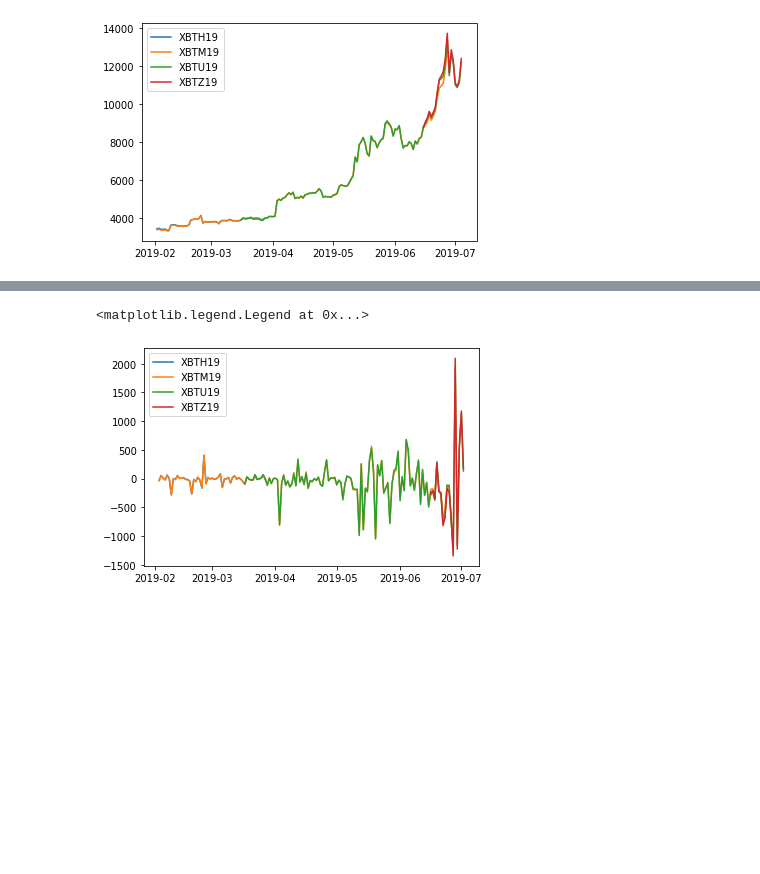
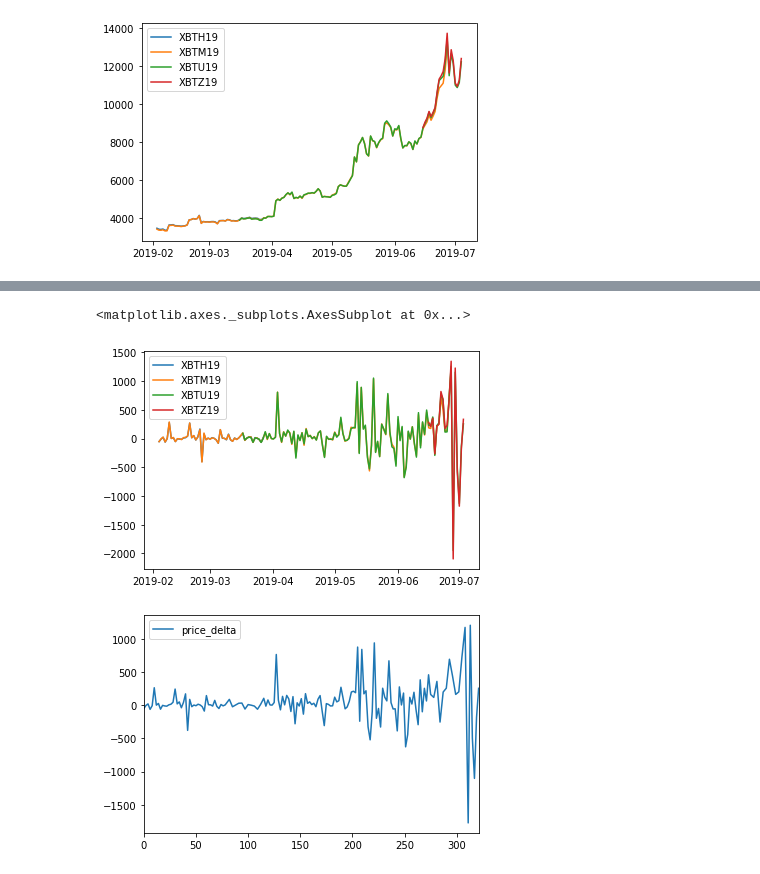
Before and after one commit to bjschnei/crypto_markets, a Jupyter notebook: A look at contracts.ipynb, the cells around one changed output, grey strips where cells are left out. Drawn from its saved outputs; the diff is of its cells as text; code cells hidden in the pictures; blank space fills up the shorter version.

```diff
--- a/A look at contracts.ipynb
+++ b/A look at contracts.ipynb
@@ -63,14 +63,21 @@ index_price_df.plot(x='date', y='price',label='price')
 # %%
 # Get the daily change in price for the futures
 contracts_price_2day_df = contracts_price_df.assign(yesterday=lambda x: x.date - datetime.timedelta(days=1))
 contracts_price_2day_df = contracts_price_2day_df.merge(
      contracts_price_2day_df, how='inner',left_on=['contract', 'yesterday'], right_on=['contract','date'])
-contracts_price_2day_df = contracts_price_2day_df.assign(contract_price_delta=lambda x: x.price_x_y - x.price_x_x)
+contracts_price_2day_df = contracts_price_2day_df.assign(contract_price_delta=lambda x: x.price_x_x - x.price_x_y)
+
 
 fig, ax = plt.subplots()
 for key, grp in contracts_price_2day_df.groupby(['contract']):
     ax.plot(grp['date_x'], grp['contract_price_delta'], label=key)
 ax.legend()
+
+# daily change in price
+daily_price_delta = contracts_price_2day_df.assign(price_delta=lambda x: x.price_y_x - x.price_y_y)
+daily_price_delta = daily_price_delta[['date_x', 'price_delta']].groupby('date_x').head(1)
+daily_price_delta.plot()
 # %% [output]
-<matplotlib.legend.Legend at 0x...>
+<matplotlib.axes._subplots.AxesSubplot at 0x...>
-[figure, old version]
+[figure, new version]
+[figure, added]
```
Also changed, not shown: parts of 1 cell of this notebook.
